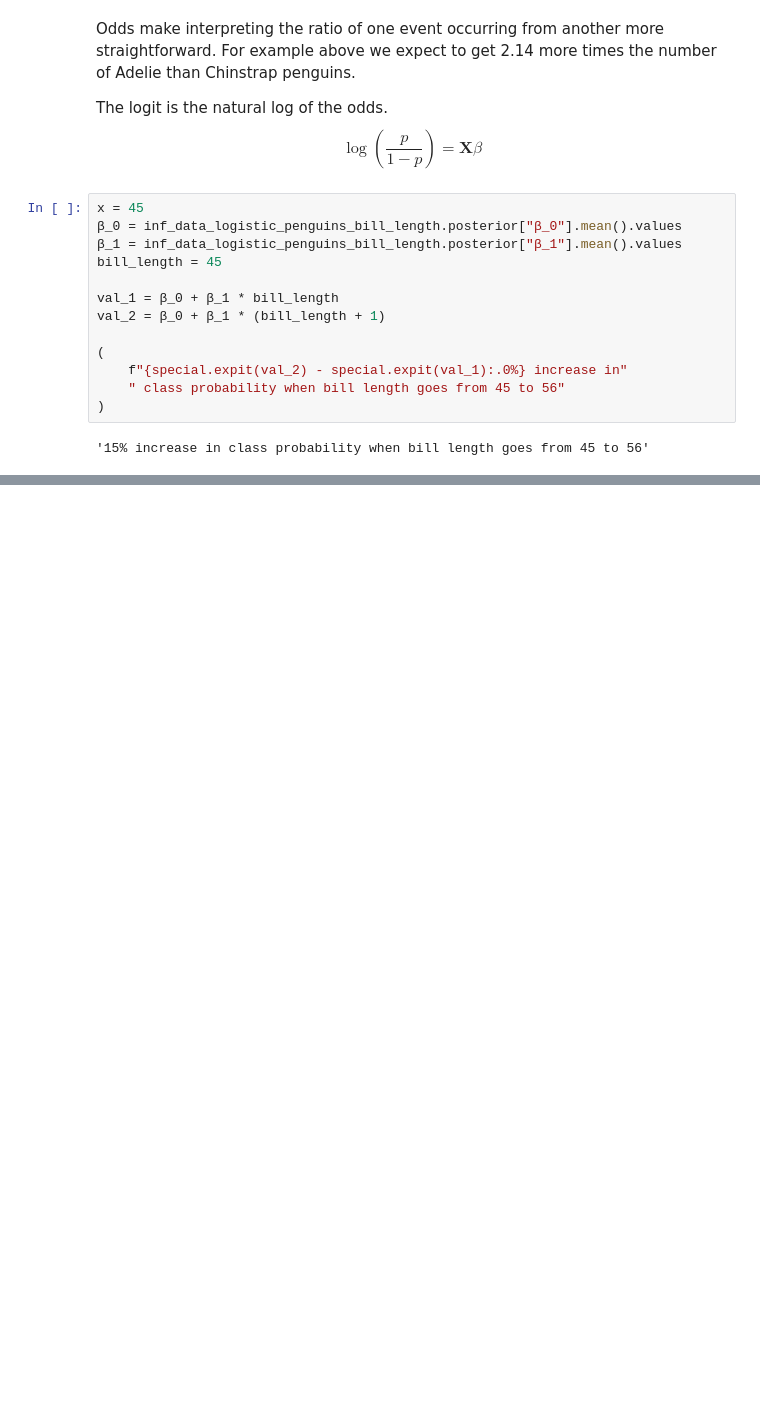
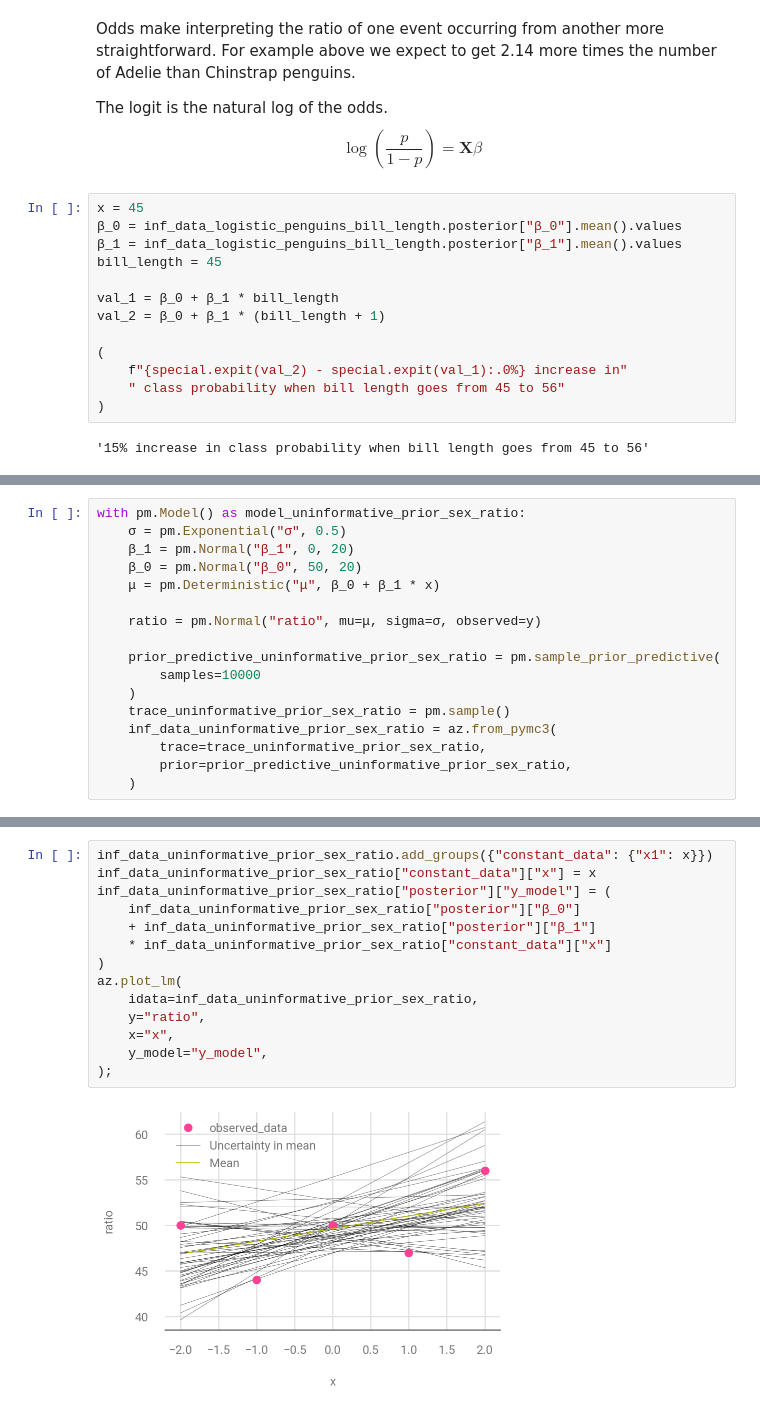
Before and after one commit to paw-lu/bayesian-modeling-computation-python, a Jupyter notebook: notebooks/3_linear_models_and_probabalistic_programming_languages.ipynb, the cells around one changed output, grey strips where cells are left out. Drawn from its saved outputs; the diff is of its cells as text; blank space fills up the shorter version.

```diff
--- a/notebooks/3_linear_models_and_probabalistic_programming_languages.ipynb
+++ b/notebooks/3_linear_models_and_probabalistic_programming_languages.ipynb
@@ -851,0 +863,17 @@ val_2 = β_0 + β_1 * (bill_length + 1)
+# %%
+with pm.Model() as model_uninformative_prior_sex_ratio:
+    σ = pm.Exponential("σ", 0.5)
+    β_1 = pm.Normal("β_1", 0, 20)
+    β_0 = pm.Normal("β_0", 50, 20)
+    μ = pm.Deterministic("μ", β_0 + β_1 * x)
+
+    ratio = pm.Normal("ratio", mu=μ, sigma=σ, observed=y)
+
+    prior_predictive_uninformative_prior_sex_ratio = pm.sample_prior_predictive(
+        samples=10000
+    )
+    trace_uninformative_prior_sex_ratio = pm.sample()
+    inf_data_uninformative_prior_sex_ratio = az.from_pymc3(
+        trace=trace_uninformative_prior_sex_ratio,
+        prior=prior_predictive_uninformative_prior_sex_ratio,
+    )
@@ -851,0 +888,16 @@ val_2 = β_0 + β_1 * (bill_length + 1)
+# %%
+inf_data_uninformative_prior_sex_ratio.add_groups({"constant_data": {"x1": x}})
+inf_data_uninformative_prior_sex_ratio["constant_data"]["x"] = x
+inf_data_uninformative_prior_sex_ratio["posterior"]["y_model"] = (
+    inf_data_uninformative_prior_sex_ratio["posterior"]["β_0"]
+    + inf_data_uninformative_prior_sex_ratio["posterior"]["β_1"]
+    * inf_data_uninformative_prior_sex_ratio["constant_data"]["x"]
+)
+az.plot_lm(
+    idata=inf_data_uninformative_prior_sex_ratio,
+    y="ratio",
+    x="x",
+    y_model="y_model",
+);
+# %% [output]
+[figure, added]
```
Also changed, not shown: parts of 4 cells of this notebook, 1 other file.
